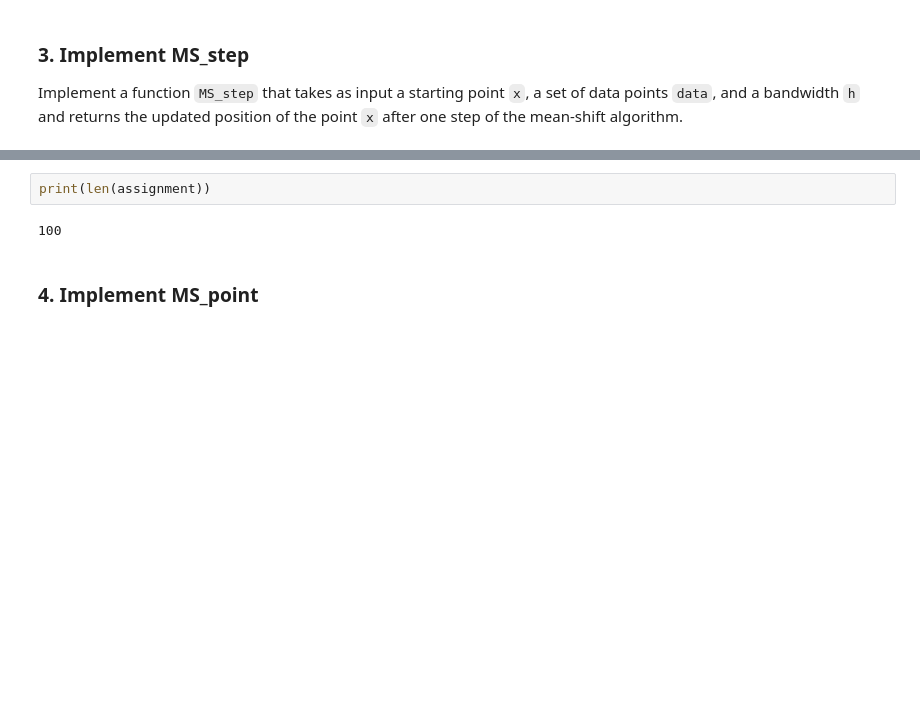
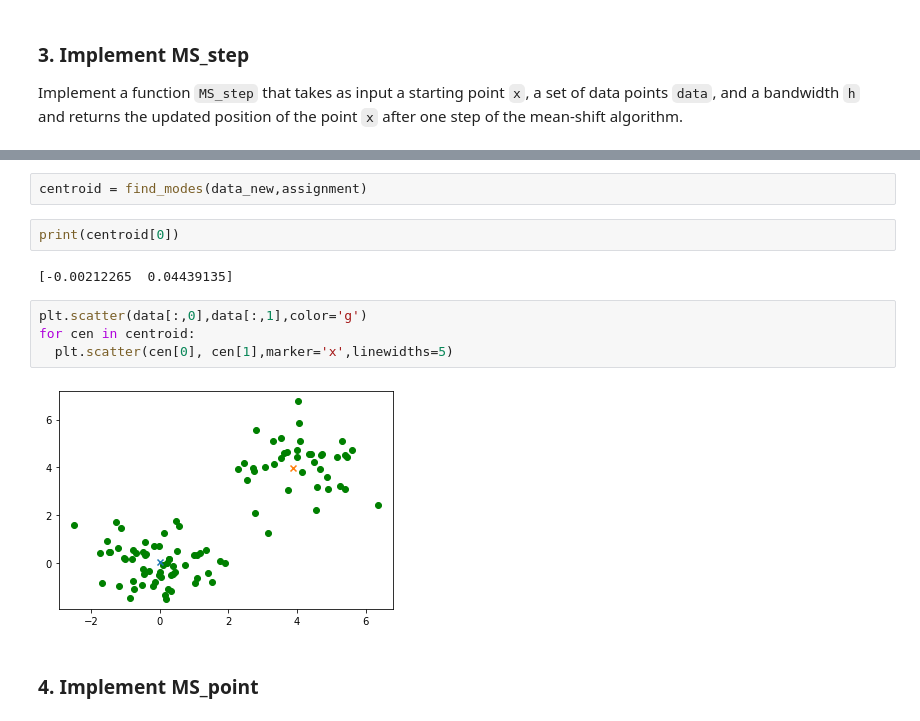
Before and after one commit to yeb2Binfang/DS_GY_3001_CV, a Jupyter notebook: HW/HW3/homework3.ipynb, the cells around one changed output, grey strips where cells are left out. Drawn from its saved outputs; the diff is of its cells as text; blank space fills up the shorter version.

```diff
--- a/HW/HW3/homework3.ipynb
+++ b/HW/HW3/homework3.ipynb
@@ -248,6 +163,14 @@ assignment = group_points(data_new,bandwidths)
-# %%
-print(len(assignment))
-# %% [output]
-100
+# %%
+centroid = find_modes(data_new,assignment)
+# %%
+print(centroid[0])
+# %% [output]
+[-0.00212265  0.04439135]
+# %%
+plt.scatter(data[:,0],data[:,1],color='g')
+for cen in centroid:
+  plt.scatter(cen[0], cen[1],marker='x',linewidths=5)
+# %% [output]
+[figure, added]
 # %% [markdown]
 ### 4. Implement MS_point
```
Also changed, not shown: parts of 12 cells of this notebook.
